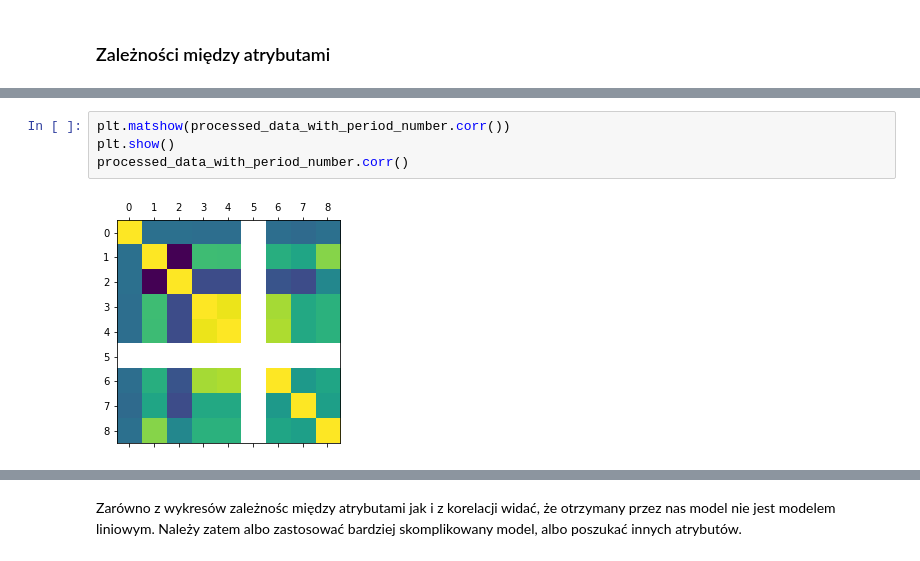
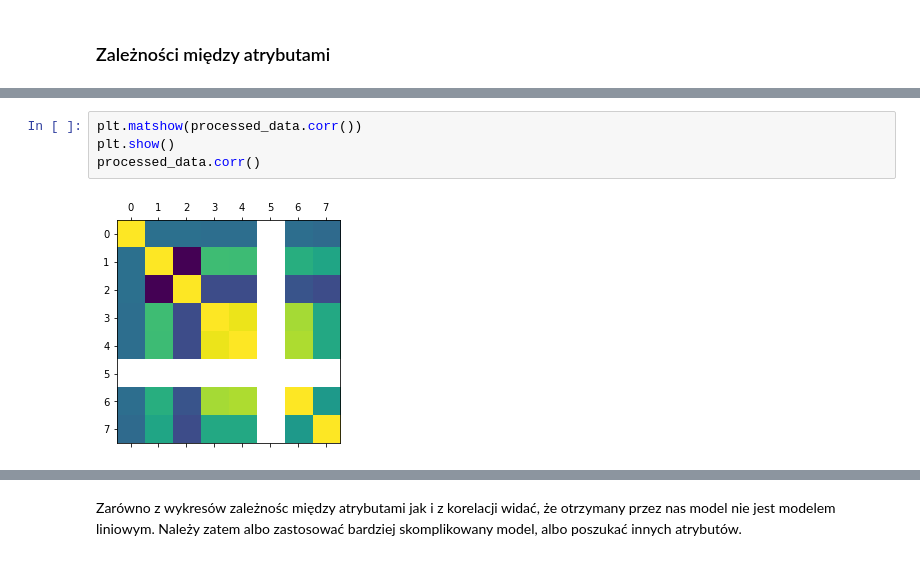
Before and after one commit to amasiukevich/IUM_shop, a Jupyter notebook: EDA.ipynb, the cells around one changed output, grey strips where cells are left out. Saved outputs shown, nothing was run; the diff lists cells and outputs as text.

```diff
--- a/EDA.ipynb
+++ b/EDA.ipynb
@@ -578,9 +610,9 @@ plt.show()
 # %%
-plt.matshow(processed_data_with_period_number.corr())
+plt.matshow(processed_data.corr())
 plt.show()
-processed_data_with_period_number.corr()
+processed_data.corr()
 # %% [output]
-[figure, old version]
+[figure, new version]
 |  | user_id | year | month | total_web_events | buying_events | num_dropped_monthly | sum_after_discount | ... |
 | user_id | 1.000000e+00 | 1.089908e-12 | -7.387545e-16 | -0.014174 | -0.014642 | NaN | -0.014417 | ... |
 | year | 1.089908e-12 | 1.000000e+00 | -5.871589e-01 | 0.506264 | 0.503503 | NaN | 0.405819 | ... |
```
Also changed, not shown: parts of 7 cells of this notebook.
